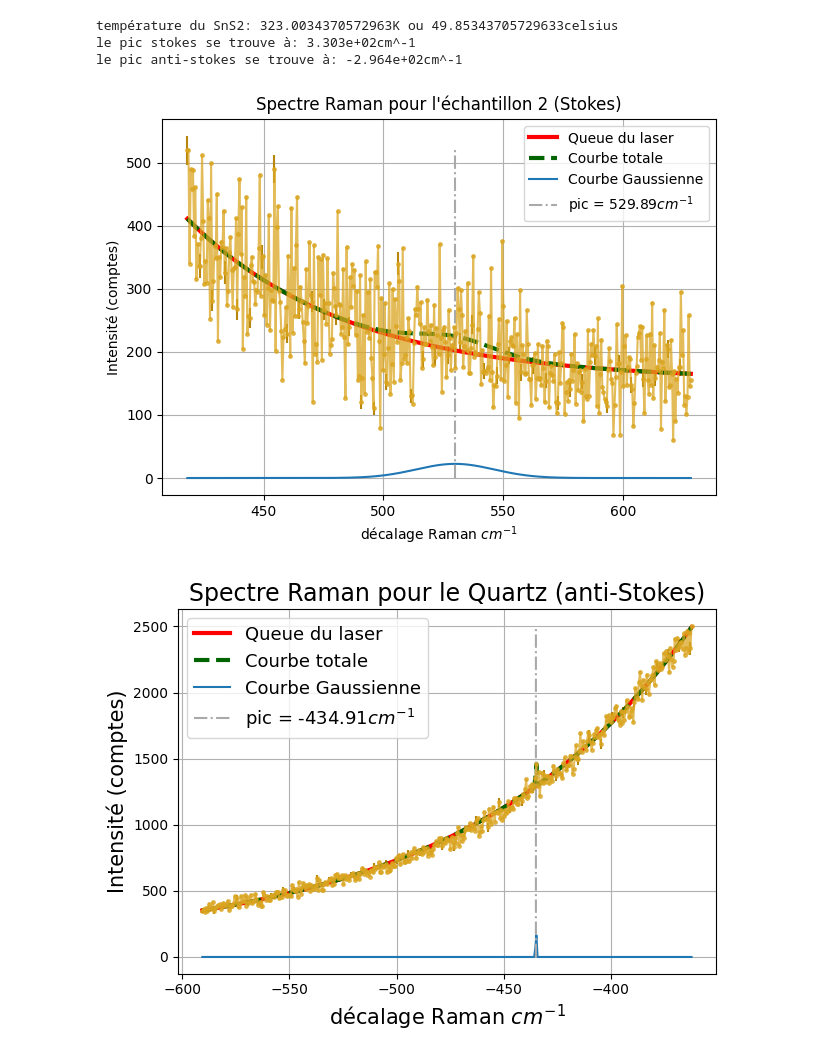
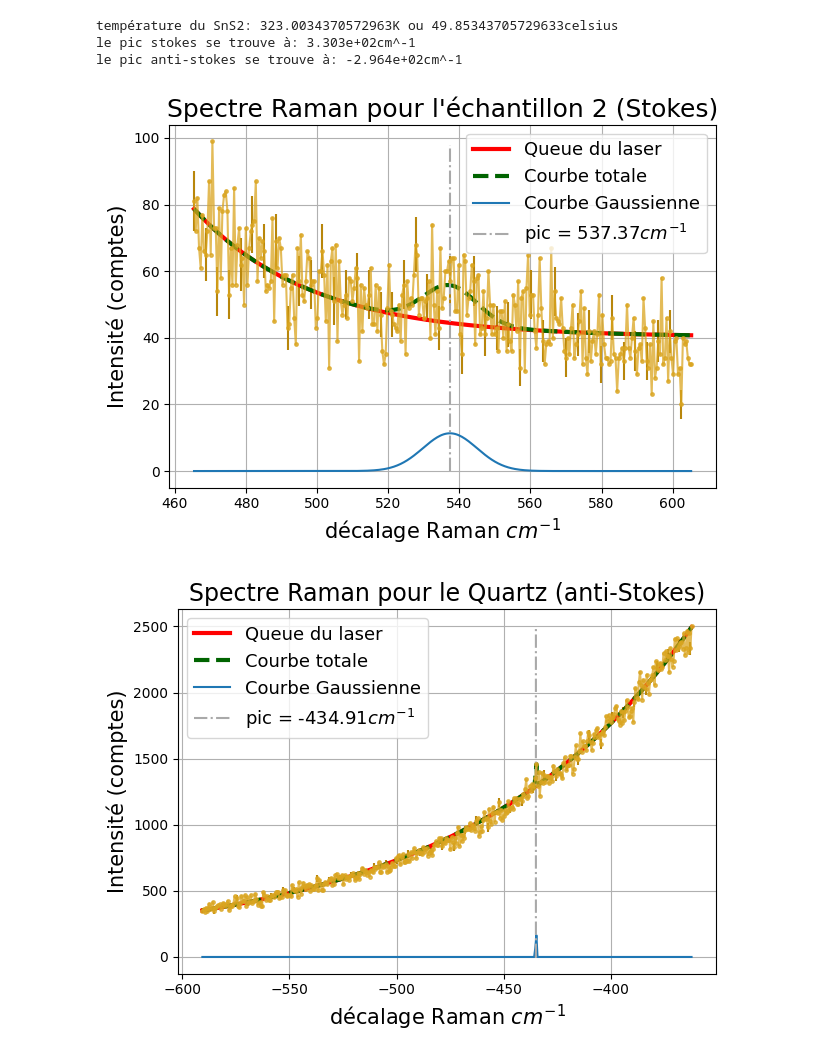
Before and after one commit to Simarties/Labo3, a Jupyter notebook: LabREIMAN/Ramain.ipynb, the cells around one changed output. Drawn from its saved outputs; the diff is of its cells as text; code cells hidden in the pictures.

```diff
--- a/LabREIMAN/Ramain.ipynb
+++ b/LabREIMAN/Ramain.ipynb
@@ -55,9 +58,9 @@ for i in donnees:
         mus = np.append(mus,spectre[:,0][peaks])
         intense = np.append(intense,spectre[:,1][peaks])
         plt.plot((1/632.8-1/spectre[:,0])*1e07, spectre[:,1],color='goldenrod')
-        #plt.scatter((1/632.8-1/spectre[:,0][peaks])*1e7,spectre[:,1][peaks],color='blue')
     plt.ylabel('Intensité (comptes)',fontsize=15)
     plt.xlabel(r'Décalage Raman $cm^{-1}$',fontsize=15)
+    plt.grid()
 
 
 Laser,cov = curve_fit(gauss,Sx,Sy,p0=[1000000,632.8,10])
@@ -259,38 +318,38 @@ le pic anti-stokes se trouve à: -2.964e+02cm^-1
 # %%
 #pour le Si
 
 for i in donnees:
     spectre = np.loadtxt(f'donnees//RAM_AR_NS//{i}')
-    if 'Si_stokes' in i:
+    if 'Si_' in i:
         X = spectre[:,0]
         Y = spectre[:,1]
         mu = [654,656]
 
 
         Résultat = fit_extreme(X,Y,mus=mu,peak_pad=1,weight_out=5,broad=True)
 
         intense = Résultat['popt'][3]
         lamd = Résultat['popt'][4]
 
         marche = len(X)//40
         index_err = np.arange(0,len(X),marche)
         y_err = np.sqrt(Y)
 
         plt.errorbar((1/632.8-1/X)*1e7, Y,marker='o',markersize=2.5,ls='-',color='goldenrod',alpha=.75,)
         plt.errorbar((1/632.8-1/X[index_err])*1e7,Y[index_err],yerr = y_err[index_err],marker='',color='darkgoldenrod',ls='')
         plt.plot((1/632.8-1/X)*1e7,Résultat['y_queue'],label='Queue du laser',lw=3,color='red',ls='-')
         plt.plot((1/632.8-1/X)*1e7,Résultat['y_courbe'],label='Courbe totale',lw=3,color='darkgreen',ls='--')
         plt.plot((1/632.8-1/X)*1e7,Résultat['y_gauss'],label='Courbe Gaussienne')
         plt.plot(np.ones_like(np.arange(0,max(Y)))*(1/632.8-1/lamd)*1e7,np.arange(0,max(Y)),ls='-.',color='darkgrey',label=f'pic = {(1/632.8-1/lamd)*1e7:.2f}'+r'$cm^{-1}$')
-        plt.legend(loc='best')
-        plt.title(f'Spectre Raman pour l\'échantillon 2 (Stokes)')
-        plt.ylabel('Intensité (comptes)')
-        plt.xlabel('décalage Raman $cm^{-1}$')
+        plt.legend(loc='best',fontsize=13)
+        plt.title(f'Spectre Raman pour l\'échantillon 2 (Stokes)',fontsize=18)
+        plt.ylabel('Intensité (comptes)',fontsize=15)
+        plt.xlabel('décalage Raman $cm^{-1}$',fontsize=15)
         plt.tight_layout()
         plt.grid()
         plt.savefig(f'donnees//graphes//{i}')
 # %% [output]
-[figure, old version]
+[figure, new version]
 # %%
 #quartz
 
```
Also changed, not shown: parts of 4 cells of this notebook, 23 other files.
